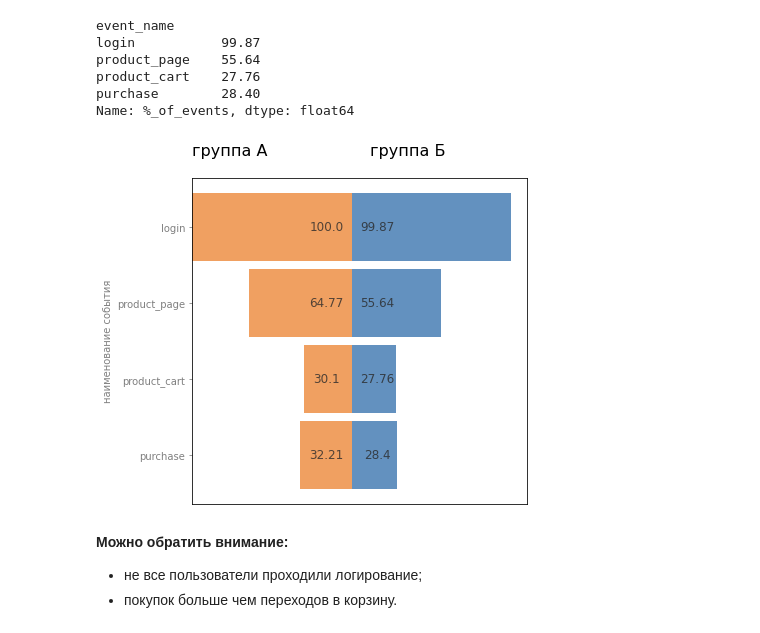
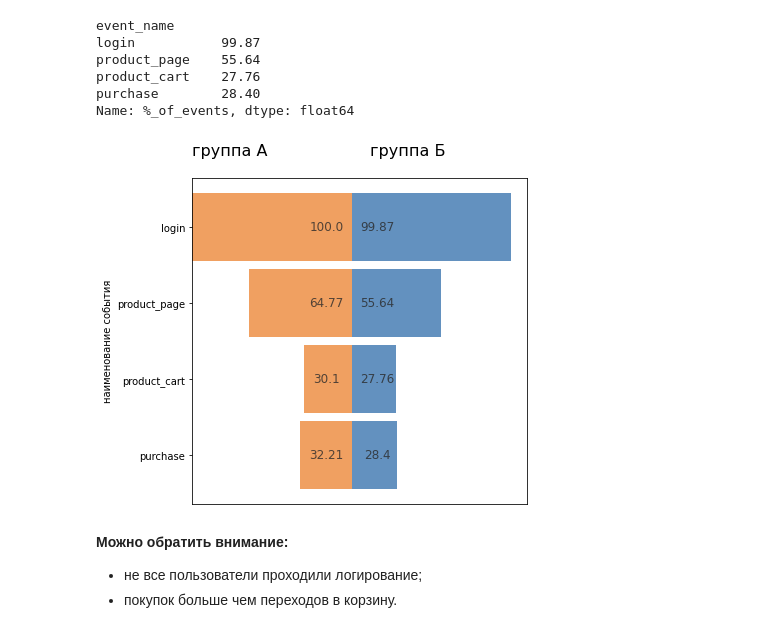
Before and after one commit to Maks-1011/project-examples, a Jupyter notebook: ab_test/ab_test.ipynb, the cells around one changed output. Drawn from its saved outputs; the diff is of its cells as text; code cells hidden in the pictures.

Commit message:
graph_fix

```diff
--- a/ab_test/ab_test.ipynb
+++ b/ab_test/ab_test.ipynb
@@ -1200,36 +1198,36 @@ x_max = 100
 x_min = 0
 
 # группа A
 for idx, val in enumerate(a_funnel.values):
     left = (x_max - val)/2
     plt.barh(y[idx], a_funnel.values[idx]/2, left = left, color=color_a, height=.9, alpha=0.8)
 
     plt.text(42, y[idx]-.05, a_funnel.values[idx], ha='center',
                  fontsize=12, color='#2A2A2A', alpha=0.8)
 
 
 # группа Б
 for idx, val in enumerate(b_funnel.values):
     left = (x_max - val)/2
     plt.barh(y[idx], b_funnel.values[idx]/2, left = left + b_funnel.values[idx]/2,
              color=color_b, height=.9, alpha=0.8)
 
     plt.text(58, y[idx]-.05, b_funnel.values[idx], ha='center',
                  fontsize=12, color='#2A2A2A', alpha=0.8)
 
 
 
 plt.yticks([4, 3, 2, 1], ['login', 'product_page',
                               'product_cart', 'purchase'])
-plt.ylabel('наименование события', color='grey')
+plt.ylabel('наименование события')
 
 plt.title('группа А' + ' '*20 +'группа Б', size = 16, loc='left',
                   y= 1.05, x = 0.0 )
 plt.xticks([])
 
-ax.tick_params(colors='grey', labelsize = 10) # настройка значений осей
+ax.tick_params(labelsize = 10) # настройка значений осей
 # %% [output]
-[figure, old version]
+[figure, new version]
 # %% [markdown]
 __Можно обратить внимание:__
 - не все пользователи проходили логирование;
```
Also changed, not shown: parts of 6 cells of this notebook.
